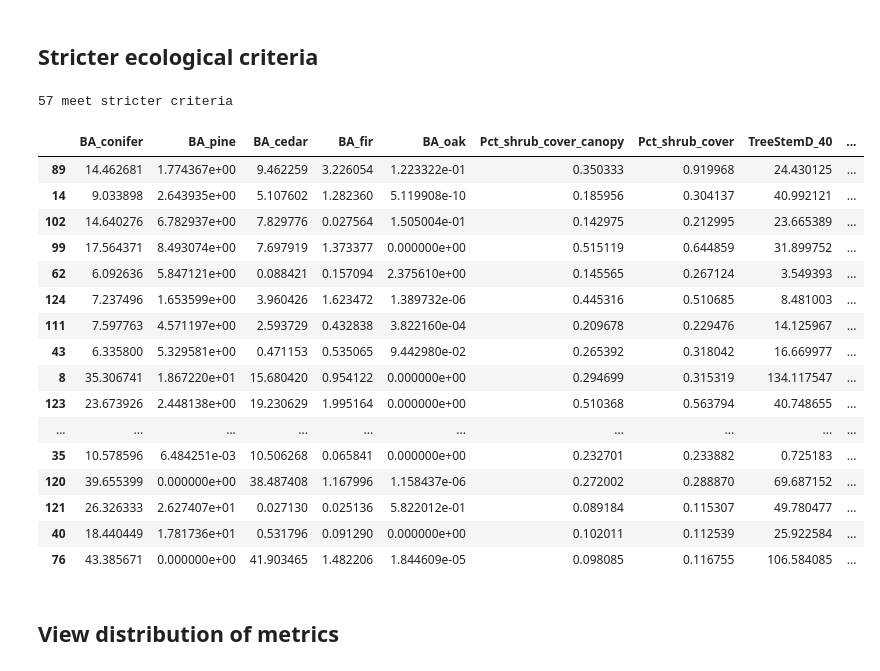
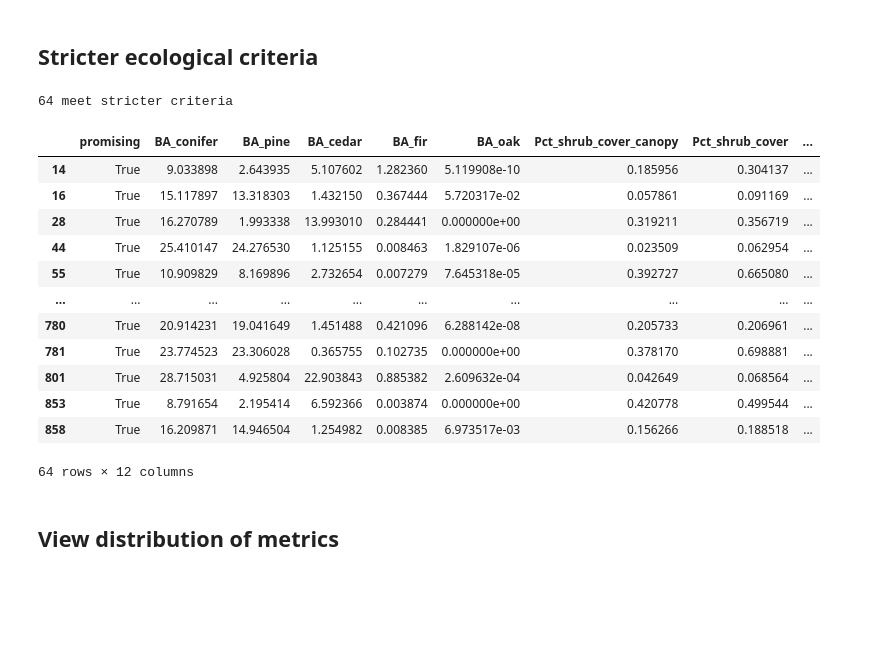
Before and after one commit to adamhb/california-fates, a Jupyter notebook: figures/view_and_filter_ensembles.ipynb, the cells around one changed output. Cells and saved outputs as stored; diff of their text form; code cells hidden in the pictures; blank space fills up the shorter version.

```diff
--- a/figures/view_and_filter_ensembles.ipynb
+++ b/figures/view_and_filter_ensembles.ipynb
@@ -41,16 +41,17 @@ def make_histograms_of_metrics(df):
 # %%
 path_to_metrics = '/glade/work/adamhb/processed_output/CZ2_equilibrium_041924_XX_-17e2acb6a_FATES-1449c787'
 files = glob.glob(os.path.join(path_to_metrics,'*'))
+df = pd.read_csv('~/after_bug_fix_ensemble_041923_training_data.csv')
 # %% [markdown]
 ## Load data
 # %%
-df = pd.DataFrame()
-for file in files:
-    tmp = pd.read_csv(file, dtype={'inst_tag':str})
-    to_drop = tmp.columns[0]
-    tmp.drop(to_drop,axis=1,inplace=True)
-    case_number = extract_case_number(file)
-    tmp['case_number'] = case_number
-    df = pd.concat([df,tmp],axis = 0)
+# df = pd.DataFrame()
+# for file in files:
+#     tmp = pd.read_csv(file, dtype={'inst_tag':str})
+#     to_drop = tmp.columns[0]
+#     tmp.drop(to_drop,axis=1,inplace=True)
+#     case_number = extract_case_number(file)
+#     tmp['case_number'] = case_number
+#     df = pd.concat([df,tmp],axis = 0)
 
-print(len(df), "ensemble members analyzed.")
+# print(len(df), "ensemble members analyzed.")
@@ -148,34 +147,16 @@ obs_PEAS = {'Burned_area':[0.03,0.11], #Range for burned area was calculated fro
       }
 
 # There should be at least 5 percent total shrub cover
-shrub_cover = (df["Pct_shrub_cover"] > obs_PEAS["Pct_shrub_cover_canopy"][0]) & (df["Pct_shrub_cover_canopy"] < obs_PEAS["Pct_shrub_cover_canopy"][1])
-burned_area = (df['Burned_area'] > obs_PEAS["Burned_area"][0]) & (df['Burned_area'] < obs_PEAS["Burned_area"][1])
+shrub_cover = (df["Pct_shrub_cover"] > obs_PEAS["Pct_shrub_cover_canopy"][0]/2) & (df["Pct_shrub_cover_canopy"] < obs_PEAS["Pct_shrub_cover_canopy"][1])
+burned_area = (df['Burned_area'] > obs_PEAS["Burned_area"][0] / 2) & (df['Burned_area'] < obs_PEAS["Burned_area"][1] * 2)
 enough_conifer_basal_area = (df['BA_conifer'] > obs_PEAS["BA_conifer"][0] / 2) # I divided this by 2 because it was only 150 years
+some_large_trees = df['TreeStemD_40'] > 5
+enough_pine = df["BA_pine"] > 1
+coexistence_filter = df["FailedPFTs"] < 3
 
-criteria = shrub_cover & burned_area & enough_conifer_basal_area
+criteria = shrub_cover & burned_area & enough_conifer_basal_area & some_large_trees & enough_pine & coexistence_filter
+df['promising'] = criteria
 df_filtered = df[criteria]
 print(len(df_filtered), "meet stricter criteria")
 # %% [output]
-57 meet stricter criteria
+64 meet stricter criteria
-# %%
-df_filtered[['BA_conifer','BA_pine','BA_cedar','BA_fir','BA_oak',
-             'Pct_shrub_cover_canopy','Pct_shrub_cover','TreeStemD_40','ShannonE',
-            'Burned_area','Pct_high_severity_1700']].sort_values(by = "ShannonE",ascending=False)
-# %% [output]
-|  | BA_conifer | BA_pine | BA_cedar | BA_fir | BA_oak | Pct_shrub_cover_canopy | Pct_shrub_cover | TreeStemD_40 | ... |
-| 89 | 14.462681 | 1.774367e+00 | 9.462259 | 3.226054 | 1.223322e-01 | 0.350333 | 0.919968 | 24.430125 | ... |
-| 14 | 9.033898 | 2.643935e+00 | 5.107602 | 1.282360 | 5.119908e-10 | 0.185956 | 0.304137 | 40.992121 | ... |
-| 102 | 14.640276 | 6.782937e+00 | 7.829776 | 0.027564 | 1.505004e-01 | 0.142975 | 0.212995 | 23.665389 | ... |
-| 99 | 17.564371 | 8.493074e+00 | 7.697919 | 1.373377 | 0.000000e+00 | 0.515119 | 0.644859 | 31.899752 | ... |
-| 62 | 6.092636 | 5.847121e+00 | 0.088421 | 0.157094 | 2.375610e+00 | 0.145565 | 0.267124 | 3.549393 | ... |
-| 124 | 7.237496 | 1.653599e+00 | 3.960426 | 1.623472 | 1.389732e-06 | 0.445316 | 0.510685 | 8.481003 | ... |
-| 111 | 7.597763 | 4.571197e+00 | 2.593729 | 0.432838 | 3.822160e-04 | 0.209678 | 0.229476 | 14.125967 | ... |
-| 43 | 6.335800 | 5.329581e+00 | 0.471153 | 0.535065 | 9.442980e-02 | 0.265392 | 0.318042 | 16.669977 | ... |
-| 8 | 35.306741 | 1.867220e+01 | 15.680420 | 0.954122 | 0.000000e+00 | 0.294699 | 0.315319 | 134.117547 | ... |
-| 123 | 23.673926 | 2.448138e+00 | 19.230629 | 1.995164 | 0.000000e+00 | 0.510368 | 0.563794 | 40.748655 | ... |
-| ... | ... | ... | ... | ... | ... | ... | ... | ... | ... |
-| 35 | 10.578596 | 6.484251e-03 | 10.506268 | 0.065841 | 0.000000e+00 | 0.232701 | 0.233882 | 0.725183 | ... |
-| 120 | 39.655399 | 0.000000e+00 | 38.487408 | 1.167996 | 1.158437e-06 | 0.272002 | 0.288870 | 69.687152 | ... |
-| 121 | 26.326333 | 2.627407e+01 | 0.027130 | 0.025136 | 5.822012e-01 | 0.089184 | 0.115307 | 49.780477 | ... |
-| 40 | 18.440449 | 1.781736e+01 | 0.531796 | 0.091290 | 0.000000e+00 | 0.102011 | 0.112539 | 25.922584 | ... |
-| 76 | 43.385671 | 0.000000e+00 | 41.903465 | 1.482206 | 1.844609e-05 | 0.098085 | 0.116755 | 106.584085 | ... |
@@ -182,3 +165,25 @@ df_filtered[['BA_conifer','BA_pine','BA_cedar','BA_fir','BA_oak',
+# %%
+df.loc[df['promising'] == True][['promising','BA_conifer','BA_pine','BA_cedar','BA_fir','BA_oak',
+             'Pct_shrub_cover_canopy','Pct_shrub_cover','TreeStemD_40','ShannonE',
+            'Burned_area','Pct_high_severity_1700']]
+
+# df_filtered[['BA_conifer','BA_pine','BA_cedar','BA_fir','BA_oak',
+#              'Pct_shrub_cover_canopy','Pct_shrub_cover','TreeStemD_40','ShannonE',
+#             'Burned_area','Pct_high_severity_1700']].sort_values(by = "ShannonE",ascending=False)
+# %% [output]
+|  | promising | BA_conifer | BA_pine | BA_cedar | BA_fir | BA_oak | Pct_shrub_cover_canopy | Pct_shrub_cover | ... |
+| 14 | True | 9.033898 | 2.643935 | 5.107602 | 1.282360 | 5.119908e-10 | 0.185956 | 0.304137 | ... |
+| 16 | True | 15.117897 | 13.318303 | 1.432150 | 0.367444 | 5.720317e-02 | 0.057861 | 0.091169 | ... |
+| 28 | True | 16.270789 | 1.993338 | 13.993010 | 0.284441 | 0.000000e+00 | 0.319211 | 0.356719 | ... |
+| 44 | True | 25.410147 | 24.276530 | 1.125155 | 0.008463 | 1.829107e-06 | 0.023509 | 0.062954 | ... |
+| 55 | True | 10.909829 | 8.169896 | 2.732654 | 0.007279 | 7.645318e-05 | 0.392727 | 0.665080 | ... |
+| ... | ... | ... | ... | ... | ... | ... | ... | ... | ... |
+| 780 | True | 20.914231 | 19.041649 | 1.451488 | 0.421096 | 6.288142e-08 | 0.205733 | 0.206961 | ... |
+| 781 | True | 23.774523 | 23.306028 | 0.365755 | 0.102735 | 0.000000e+00 | 0.378170 | 0.698881 | ... |
+| 801 | True | 28.715031 | 4.925804 | 22.903843 | 0.885382 | 2.609632e-04 | 0.042649 | 0.068564 | ... |
+| 853 | True | 8.791654 | 2.195414 | 6.592366 | 0.003874 | 0.000000e+00 | 0.420778 | 0.499544 | ... |
+| 858 | True | 16.209871 | 14.946504 | 1.254982 | 0.008385 | 6.973517e-03 | 0.156266 | 0.188518 | ... |
+64 rows × 12 columns
 # %% [markdown]
 ## View distribution of metrics
 # %%
```
Also changed, not shown: parts of 3 cells of this notebook, 39 other files.
